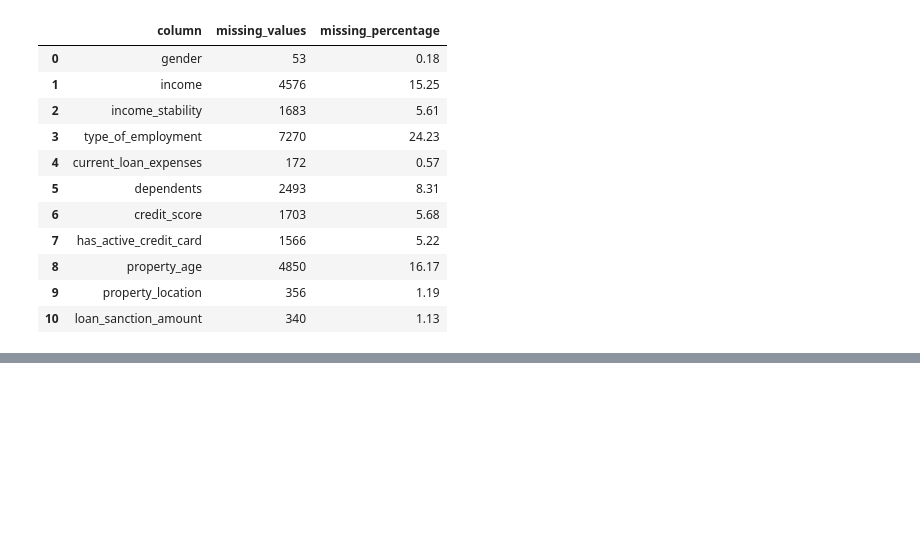
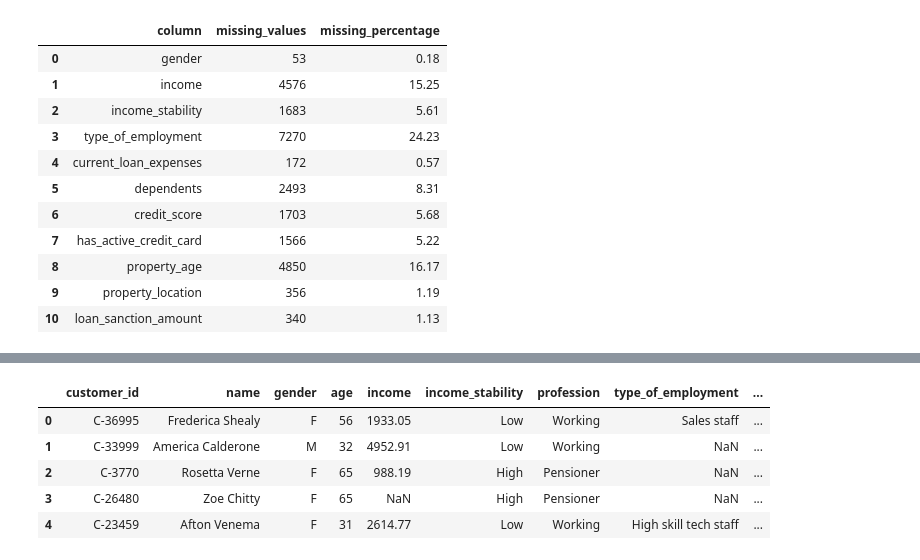
Before and after one commit to sank3t/Loan-Sanction-Amount, a Jupyter notebook: EDA.ipynb, the cells around one changed output, grey strips where cells are left out. Saved outputs shown, nothing was run; the diff lists cells and outputs as text; code cells hidden in the pictures; blank space fills up the shorter version.

```diff
--- a/EDA.ipynb
+++ b/EDA.ipynb
@@ -209,0 +109,9 @@ plt.show()
+# %%
+df_train.head()
+# %% [output]
+|  | customer_id | name | gender | age | income | income_stability | profession | type_of_employment | ... |
+| 0 | C-36995 | Frederica Shealy | F | 56 | 1933.05 | Low | Working | Sales staff | ... |
+| 1 | C-33999 | America Calderone | M | 32 | 4952.91 | Low | Working | NaN | ... |
+| 2 | C-3770 | Rosetta Verne | F | 65 | 988.19 | High | Pensioner | NaN | ... |
+| 3 | C-26480 | Zoe Chitty | F | 65 | NaN | High | Pensioner | NaN | ... |
+| 4 | C-23459 | Afton Venema | F | 31 | 2614.77 | Low | Working | High skill tech staff | ... |
```
Also changed, not shown: parts of 10 cells of this notebook.
